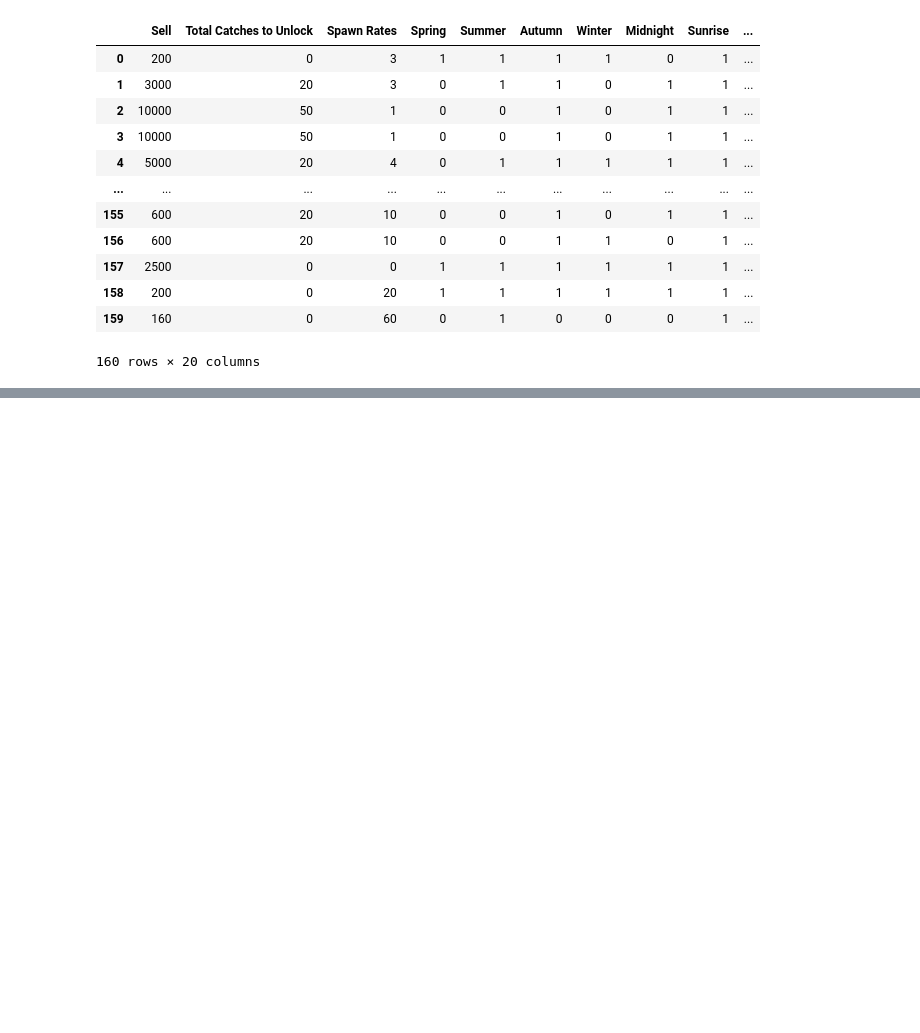
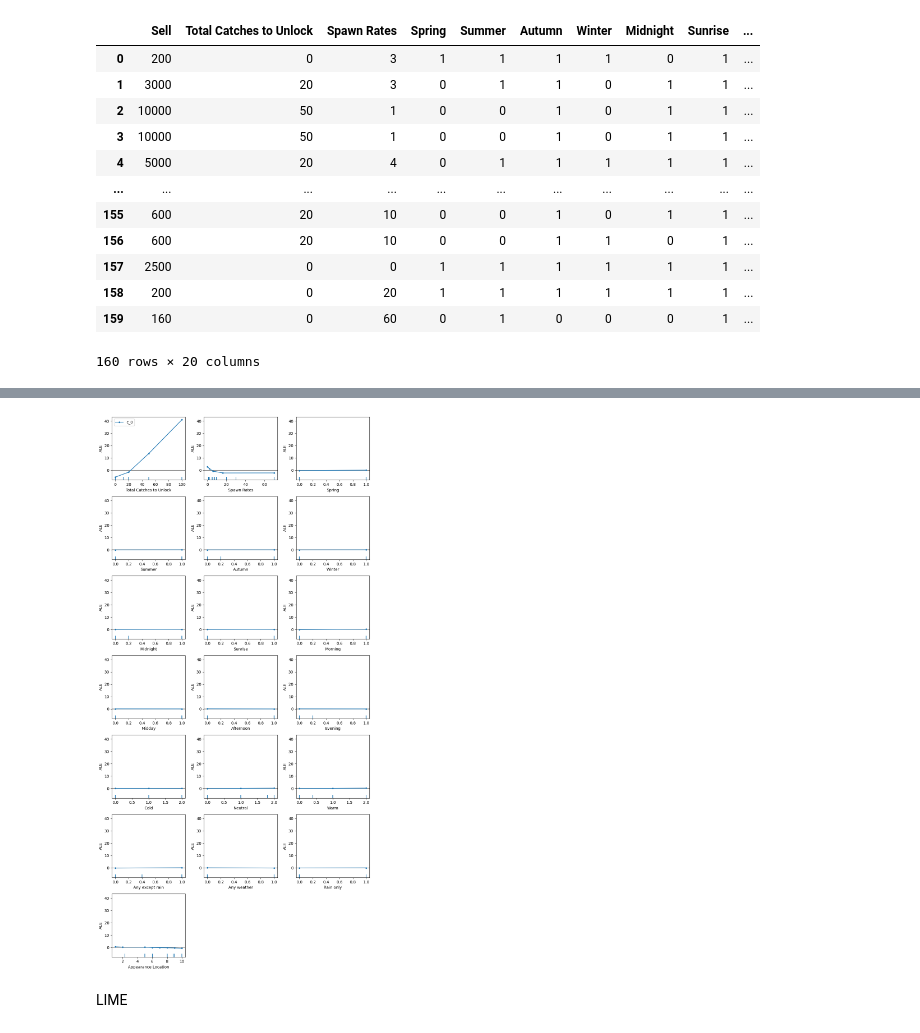
Before and after one commit to megastacks13/MachineLearning, a Jupyter notebook: Final Project - Animal Crossing Prediciton/PracticaFinal.ipynb, the cells around one changed output, grey strips where cells are left out. Cells and saved outputs as stored; diff of their text form; code cells hidden in the pictures; blank space fills up the shorter version.

```diff
--- a/Final Project - Animal Crossing Prediciton/PracticaFinal.ipynb
+++ b/Final Project - Animal Crossing Prediciton/PracticaFinal.ipynb
@@ -814,0 +1145,53 @@ LeakyReLU, sin Dropout: 35 veces
+# %%
+# 1. Crear y entrenar el modelo
+model = FeedforwardNeuralNetModel(
+    df=dataframe,
+    using_relu=True,
+    dropout=0.1
+)
+model.fit(show_info=False)
+
+# 2. Función predictora simplificada
+def predictor(x):
+    # Convertir a tensor (sin escalar)
+    x_tensor = torch.FloatTensor(x)
+
+    # Poner modelo en modo evaluación
+    model.eval()
+
+    # Hacer predicciones
+    with torch.no_grad():
+        predictions = model(x_tensor).numpy()
+
+    # Ensure output is 2D (samples × outputs)
+    if predictions.ndim == 1:
+        predictions = predictions.reshape(-1, 1)
+    return predictions
+
+# 3.
+columnas = [col for col in dataframe.columns if col != "Sell"]
+
+# Ponemos un tamaño de sample del 20%
+sample_size = int(len(dataframe) * 0.2)
+# Y obtenemos los datos
+sample_data = dataframe[columnas].sample(sample_size, random_state=42)
+
+# Convertimos a un formato adecuado para pytorch: numpy array de float32
+X_sample = sample_data.values.astype(np.float32)
+
+# Creamos el ALE
+ale = ALE(
+    predictor=predictor,
+    feature_names=columnas,
+)
+# Pedimos la explicación
+exp = ale.explain(X_sample)
+
+# Mostramos resultados
+fig, ax = plt.subplots(figsize=(10, 20))
+plot_ale(exp, ax=ax)
+plt.show()
+# %% [output]
+[figure, added]
+# %% [markdown]
+LIME
```
Also changed, not shown: parts of 17 cells of this notebook.
